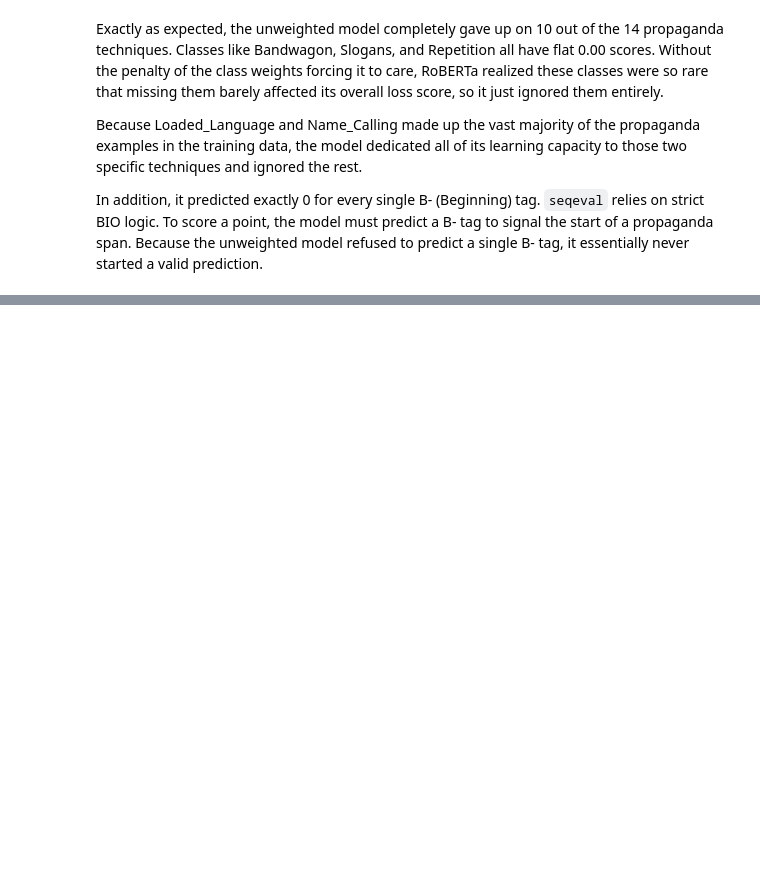
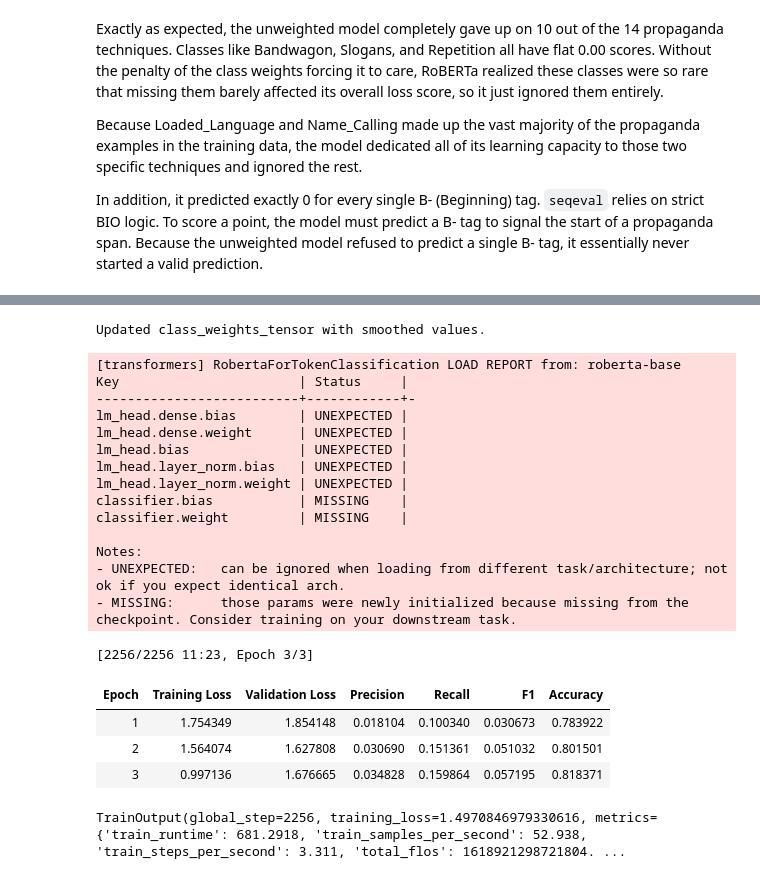
Before and after one commit to KalinaMarkova/Machine-Learning-Course-Project, a Jupyter notebook: 03_Model_Training_Experiment_1.ipynb, the cells around one changed output, grey strips where cells are left out. Saved outputs shown, nothing was run; the diff lists cells and outputs as text; code cells hidden in the pictures; blank space fills up the shorter version.

Commit message:
Adding a model with smoothed class weights.

```diff
--- a/03_Model_Training_Experiment_1.ipynb
+++ b/03_Model_Training_Experiment_1.ipynb
@@ -555,0 +561,75 @@ In addition, it predicted exactly 0 for every single B- (Beginning) tag. `seqeva
+# %%
+# 1. Extract all active labels and calculate raw weights
+train_labels = [label for feature in train_dataset for label in feature['labels'] if label != -100]
+raw_weights = compute_class_weight(
+    class_weight='balanced',
+    classes=np.unique(train_labels),
+    y=train_labels
+)
+
+# 2.  Take the square root of the raw weights
+smoothed_weights = np.sqrt(raw_weights)
+
+# 3. overwrite the variable the existing WeightedTrainer uses
+device = "cuda" if torch.cuda.is_available() else "cpu"
+class_weights_tensor = torch.tensor(smoothed_weights, dtype=torch.float32).to(device)
+print("Updated class_weights_tensor with smoothed values.")
+
+# 4. Initialize a new model
+smoothed_model = AutoModelForTokenClassification.from_pretrained(
+    "roberta-base",
+    num_labels=len(label2id),
+    id2label=id2label,
+    label2id=label2id
+)
+
+# 5. Define Training Arguments
+smoothed_training_args = TrainingArguments(
+    output_dir="./smoothed_roberta_propaganda",
+    eval_strategy="epoch",
+    save_strategy="epoch",
+    learning_rate=2e-5,
+    per_device_train_batch_size=16,
+    per_device_eval_batch_size=16,
+    num_train_epochs=3,
+    weight_decay=0.01,
+    logging_steps=50,
+    load_best_model_at_end=True,
+    metric_for_best_model="f1",
+)
+
+# 6. Reuse the exact WeightedTrainer class
+smoothed_trainer = WeightedTrainer(
+    model=smoothed_model,
+    args=smoothed_training_args,
+    train_dataset=train_dataset,
+    eval_dataset=val_dataset,
+    processing_class=tokenizer,
+    data_collator=data_collator,
+    compute_metrics=compute_metrics
+)
+
+# 7. Start the training loop
+smoothed_trainer.train()
+# %% [output]
+Updated class_weights_tensor with smoothed values.
+[transformers] RobertaForTokenClassification LOAD REPORT from: roberta-base
+Key                       | Status     |
+--------------------------+------------+-
+lm_head.dense.bias        | UNEXPECTED |
+lm_head.dense.weight      | UNEXPECTED |
+lm_head.bias              | UNEXPECTED |
+lm_head.layer_norm.bias   | UNEXPECTED |
+lm_head.layer_norm.weight | UNEXPECTED |
+classifier.bias           | MISSING    |
+classifier.weight         | MISSING    |
+
+Notes:
+- UNEXPECTED:   can be ignored when loading from different task/architecture; not ok if you expect identical arch.
+- MISSING:      those params were newly initialized because missing from the checkpoint. Consider training on your downstream task.
+[2256/2256 11:23, Epoch 3/3]
+| Epoch | Training Loss | Validation Loss | Precision | Recall | F1 | Accuracy |
+| 1 | 1.754349 | 1.854148 | 0.018104 | 0.100340 | 0.030673 | 0.783922 |
+| 2 | 1.564074 | 1.627808 | 0.030690 | 0.151361 | 0.051032 | 0.801501 |
+| 3 | 0.997136 | 1.676665 | 0.034828 | 0.159864 | 0.057195 | 0.818371 |
+TrainOutput(global_step=2256, training_loss=1.4970846979330616, metrics={'train_runtime': 681.2918, 'train_samples_per_second': 52.938, 'train_steps_per_second': 3.311, 'total_flos': 1618921298721804. ...
```
Also changed, not shown: parts of 4 cells of this notebook.
